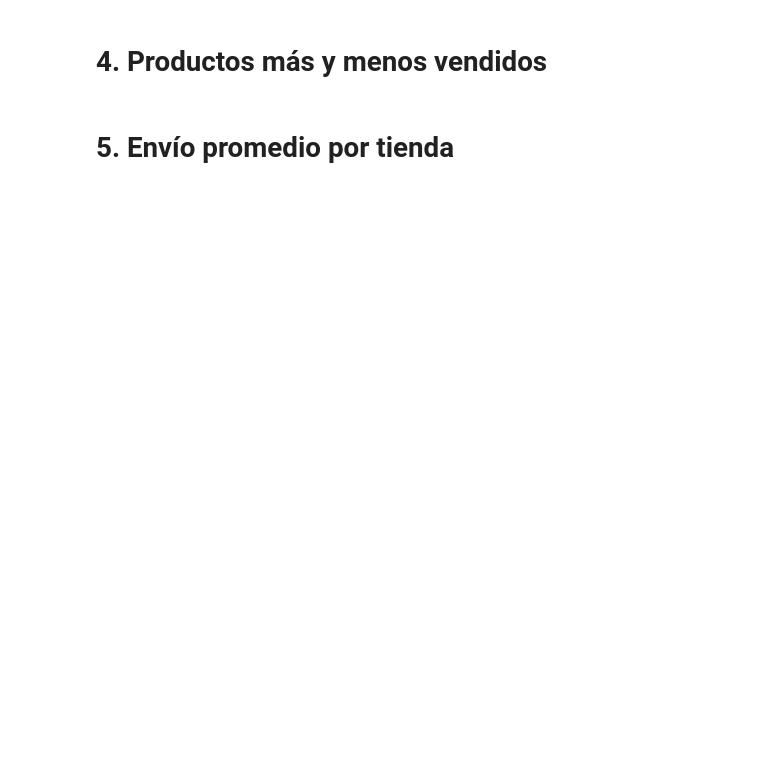
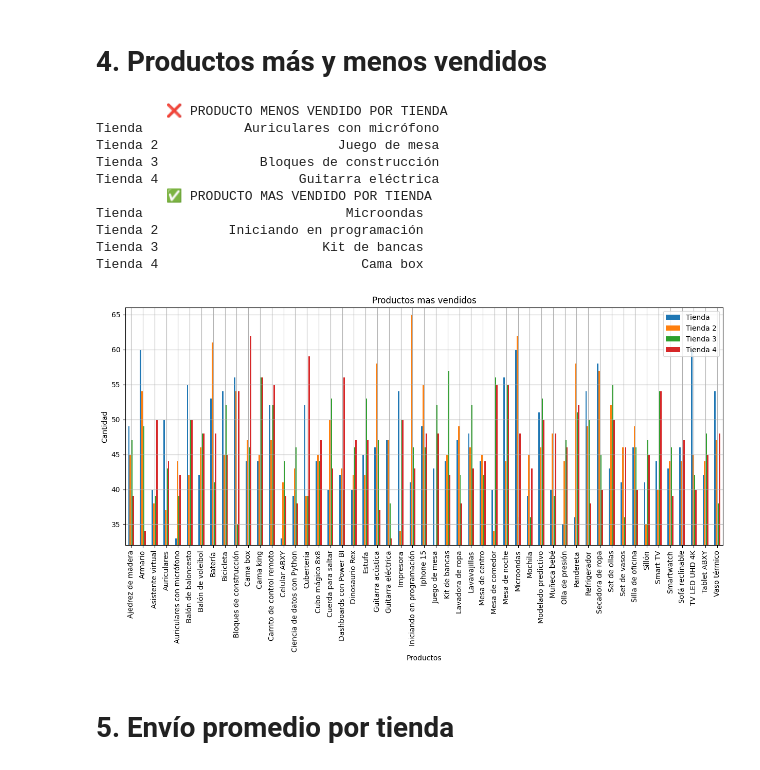
Before and after one commit to zjorgx/Alura-Store-Latam, a Jupyter notebook: AluraStoreLatam.ipynb, the cells around one changed output. Saved outputs shown, nothing was run; the diff lists cells and outputs as text; code cells hidden in the pictures; blank space fills up the shorter version.

```diff
--- a/AluraStoreLatam.ipynb
+++ b/AluraStoreLatam.ipynb
@@ -30,4 +123,43 @@ tienda.head()
 # %% [markdown]
 # 4. Productos más y menos vendidos
+# %%
+conteoProductos = lambda x: x['Producto'].value_counts()
+productosContados = {"Tienda" : conteoProductos(tienda),
+                          "Tienda 2" : conteoProductos(tienda2),
+                          "Tienda 3" : conteoProductos(tienda3),
+                         "Tienda 4" : conteoProductos(tienda4)}
+productoMasVendido = {"Tienda" : productosContados['Tienda'].idxmax(),
+                      "Tienda 2" : productosContados["Tienda 2"].idxmax(),
+                      "Tienda 3" : productosContados["Tienda 3"].idxmax(),
+                      "Tienda 4" : productosContados["Tienda 4"].idxmax()}
+productoMenosVendidos = {"Tienda" : productosContados['Tienda'].idxmin(),
+                         "Tienda 2" : productosContados["Tienda 2"].idxmin(),
+                         "Tienda 3" : productosContados["Tienda 3"].idxmin(),
+                         "Tienda 4" : productosContados["Tienda 4"].idxmin()}
+dfProductoMenosVendidos = pd.DataFrame.from_dict(productoMenosVendidos, orient='index', columns=['❌ PRODUCTO MENOS VENDIDO POR TIENDA'])
+print(dfProductoMenosVendidos)
+dfProductosMasVendidos = pd.DataFrame.from_dict(productoMasVendido, orient='index', columns=['✅ PRODUCTO MAS VENDIDO POR TIENDA'])
+print(dfProductosMasVendidos)
+
+dfProductosContados = pd.DataFrame(productosContados)
+dfProductosContados.plot(kind='bar', figsize=(15, 6))
+plt.title("Productos mas vendidos")
+plt.xlabel("Productos")
+plt.ylim(32, 66)
+plt.ylabel("Cantidad")
+plt.grid(True)
+plt.show()
+# %% [output]
+         ❌ PRODUCTO MENOS VENDIDO POR TIENDA
+Tienda             Auriculares con micrófono
+Tienda 2                       Juego de mesa
+Tienda 3             Bloques de construcción
+Tienda 4                  Guitarra eléctrica
+         ✅ PRODUCTO MAS VENDIDO POR TIENDA
+Tienda                          Microondas
+Tienda 2         Iniciando en programación
+Tienda 3                     Kit de bancas
+Tienda 4                          Cama box
+[figure, added]
 # %% [markdown]
 # 5. Envío promedio por tienda
```
Also changed, not shown: parts of 6 cells of this notebook.
